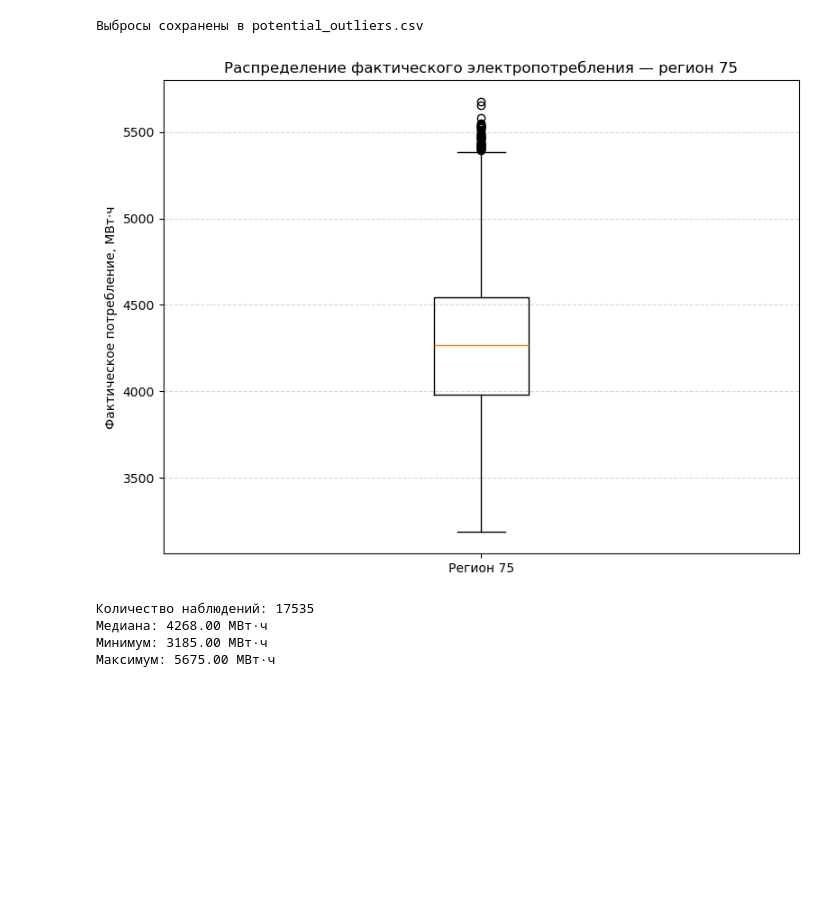
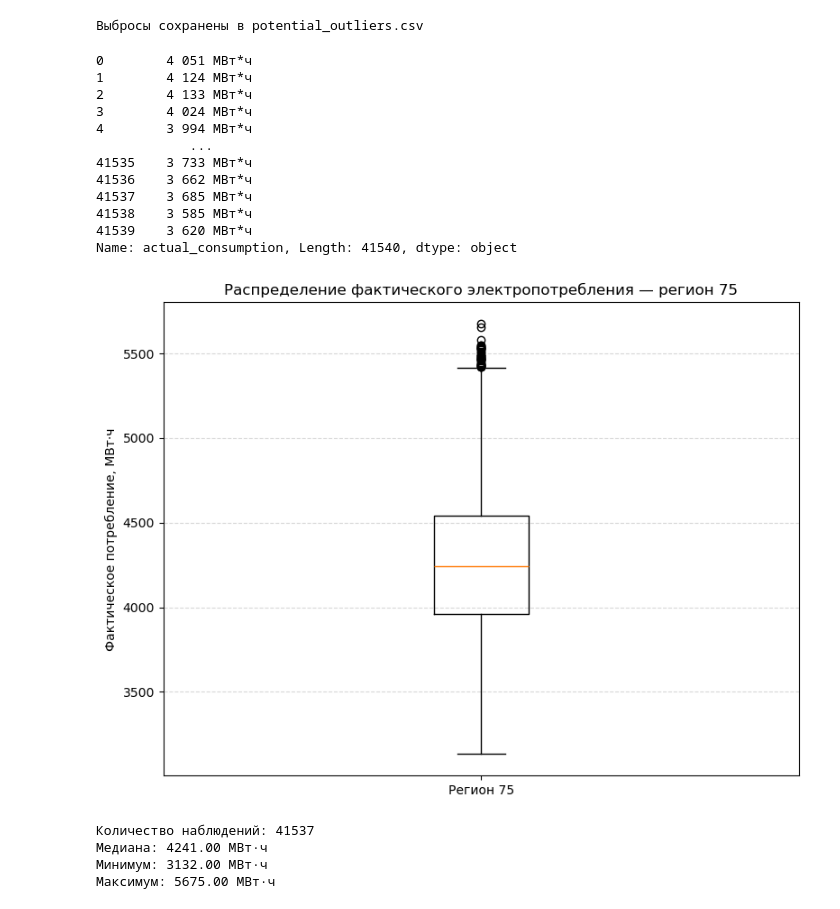
Before and after one commit to IndustrialTrack/peak-load-forecasting, a Jupyter notebook: CNN(1D)/cmd/graph/main.ipynb, the cells around one changed output. Cells and saved outputs as stored; diff of their text form; code cells hidden in the pictures; blank space fills up the shorter version.

```diff
--- a/CNN(1D)/cmd/graph/main.ipynb
+++ b/CNN(1D)/cmd/graph/main.ipynb
@@ -152,7 +152,7 @@ IQR: 229.00
 Выбросы сохранены в potential_outliers.csv
 # %%
 # Путь к данным
-DATA_DIR = "../../datasets"
+DATA_DIR = "../../../datasets"
 FILE_PATH = os.path.join(DATA_DIR, "electricity_75.csv")
 TARGET_COLUMN = "actual_consumption"
 
@@ -187,36 +187,51 @@ consumption = (
     df[TARGET_COLUMN]
     .apply(parse_consumption)
     .dropna()
 )
 
+print(df[TARGET_COLUMN])
+
+
 if consumption.empty:
     raise ValueError("Нет числовых данных для построения диаграммы.")
 
 # Строим boxplot
 plt.figure(figsize=(8, 6))
 
 plt.boxplot(
     consumption,
     tick_labels=["Регион 75"],
     showfliers=True
 )
 
 plt.title("Распределение фактического электропотребления — регион 75")
 plt.ylabel("Фактическое потребление, МВт·ч")
 plt.grid(axis="y", linestyle="--", alpha=0.5)
 
 plt.tight_layout()
-plt.savefig("boxplot_consumption_75.png", dpi=300)
+#plt.savefig("boxplot_consumption_75.png", dpi=300)
 plt.show()
 
 # Выводим основные статистические показатели
 print(f"Количество наблюдений: {len(consumption)}")
 print(f"Медиана: {consumption.median():.2f} МВт·ч")
 print(f"Минимум: {consumption.min():.2f} МВт·ч")
 print(f"Максимум: {consumption.max():.2f} МВт·ч")
 # %% [output]
+0        4 051 МВт*ч
+1        4 124 МВт*ч
+2        4 133 МВт*ч
+3        4 024 МВт*ч
+4        3 994 МВт*ч
+            ...
+41535    3 733 МВт*ч
+41536    3 662 МВт*ч
+41537    3 685 МВт*ч
+41538    3 585 МВт*ч
+41539    3 620 МВт*ч
+Name: actual_consumption, Length: 41540, dtype: object
-[figure, old version]
+[figure, new version]
-Количество наблюдений: 17535
-Медиана: 4268.00 МВт·ч
-Минимум: 3185.00 МВт·ч
-Максимум: 5675.00 МВт·ч
+Количество наблюдений: 41537
+Медиана: 4241.00 МВт·ч
+Минимум: 3132.00 МВт·ч
+Максимум: 5675.00 МВт·ч
```
Also changed, not shown: 1 other file.
